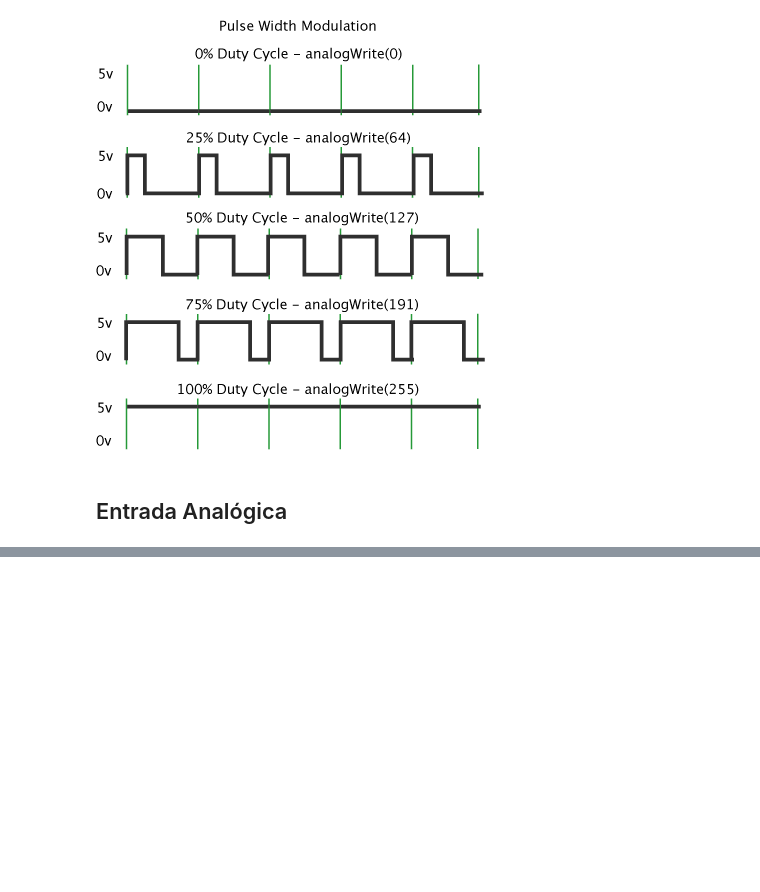
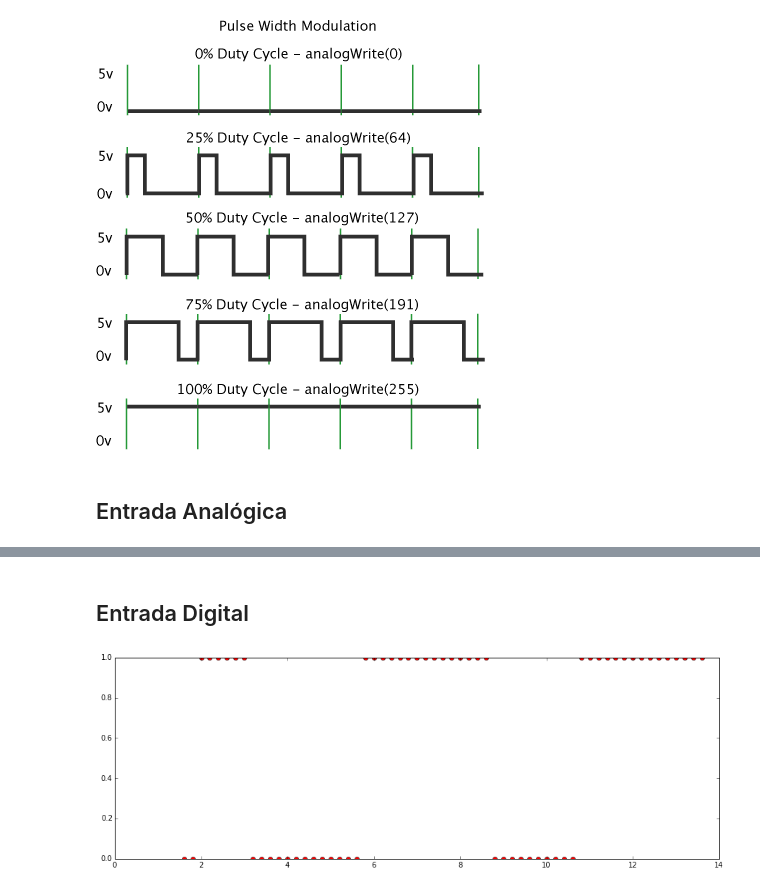
Before and after one commit to AndresPinguino/Meetup-intento1, a Jupyter notebook: Arduino UNO y Python.ipynb, the cells around one changed output, grey strips where cells are left out. Cells and saved outputs as stored; diff of their text form; code cells hidden in the pictures; blank space fills up the shorter version.

Commit message:
Arduino UNO y Python

```diff
--- a/Arduino UNO y Python.ipynb
+++ b/Arduino UNO y Python.ipynb
@@ -156,0 +163,33 @@ NameError: name 'parser' is not defined
+# %% [markdown]
+## Entrada Digital
+# %%
+# Conectamos un pulsador, un interruptor, un optoacoplador
+# en la linea 2
+
+%matplotlib inline
+import pylab as pl
+from IPython import display
+from pyfirmata import Arduino
+from time import sleep
+
+pl.figure(figsize=(15,5))
+
+board = Arduino('/dev/ttyACM0')
+
+digital_2 = board.get_pin('d:2:i')
+t = 0
+tiempo = 0.2
+
+try:
+    while True:
+        sleep(tiempo)
+        dato=digital_2.read()
+        pl.plot(t,dato, 'ro')
+        t=t+tiempo
+        display.clear_output(wait=True)
+        display.display(pl.gcf())
+
+except  KeyboardInterrupt:
+    pass
+# %% [output]
+[figure, added]
```
Also changed, not shown: parts of 2 cells of this notebook.
